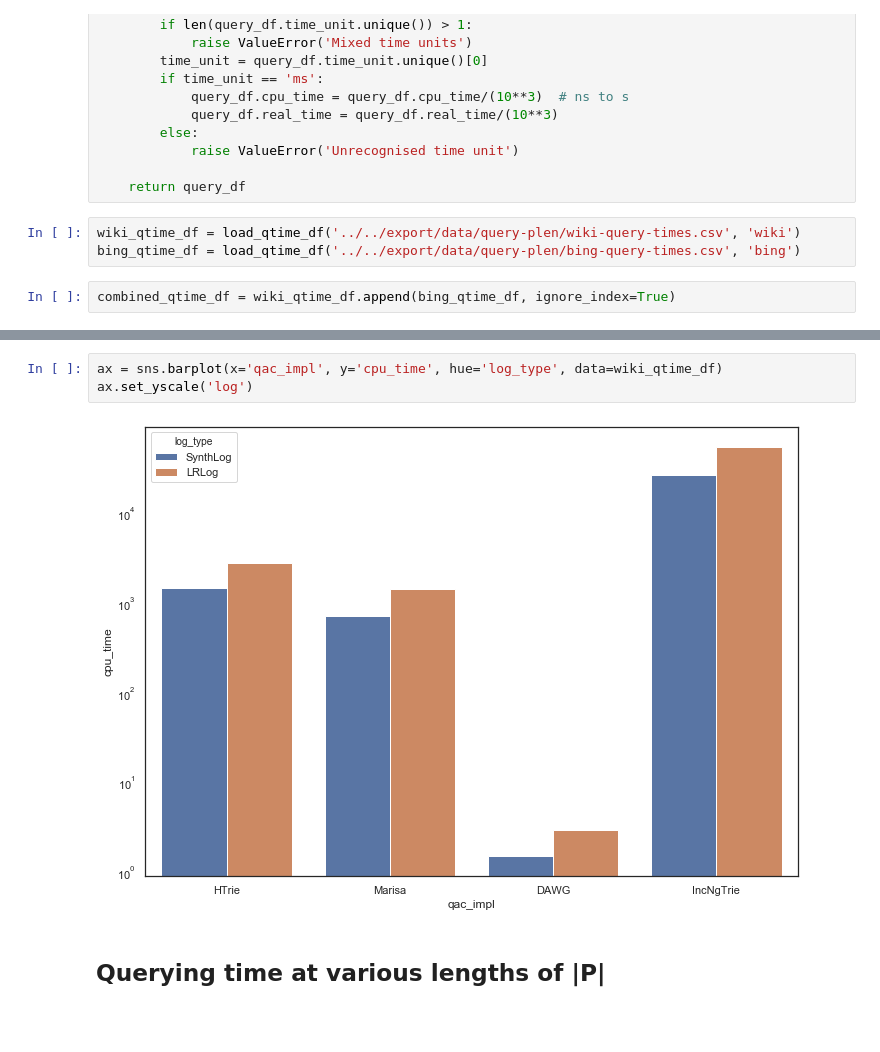
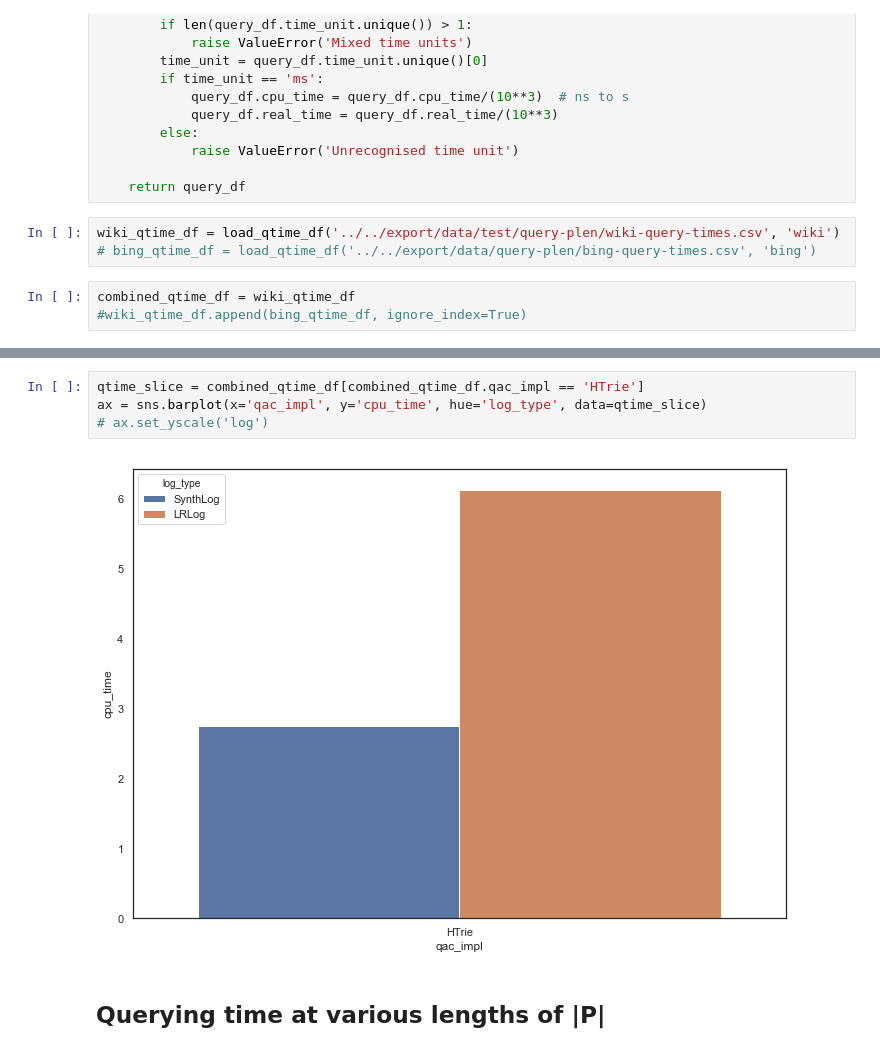
Before and after one commit to unnikrishnanta/qac-eval, a Jupyter notebook: Python/Notebooks/QueryTimes.ipynb, the cells around one changed output, grey strips where cells are left out. Drawn from its saved outputs; the diff is of its cells as text; blank space fills up the shorter version.

Commit message:
Cweb export files

```diff
--- a/Python/Notebooks/QueryTimes.ipynb
+++ b/Python/Notebooks/QueryTimes.ipynb
@@ -248,10 +248,11 @@ def load_qtime_df(filename, collection, convert_units=True):
 
     return query_df
 # %%
-wiki_qtime_df = load_qtime_df('../../export/data/query-plen/wiki-query-times.csv', 'wiki')
-bing_qtime_df = load_qtime_df('../../export/data/query-plen/bing-query-times.csv', 'bing')
+wiki_qtime_df = load_qtime_df('../../export/data/test/query-plen/wiki-query-times.csv', 'wiki')
+# bing_qtime_df = load_qtime_df('../../export/data/query-plen/bing-query-times.csv', 'bing')
 # %%
-combined_qtime_df = wiki_qtime_df.append(bing_qtime_df, ignore_index=True)
+combined_qtime_df = wiki_qtime_df
+#wiki_qtime_df.append(bing_qtime_df, ignore_index=True)
 # %%
 combined_qtime_df
 # %% [output]
@@ -275,8 +264,9 @@ combined_qtime_df
 # %%
-ax = sns.barplot(x='qac_impl', y='cpu_time', hue='log_type', data=wiki_qtime_df)
-ax.set_yscale('log')
+qtime_slice = combined_qtime_df[combined_qtime_df.qac_impl == 'HTrie']
+ax = sns.barplot(x='qac_impl', y='cpu_time', hue='log_type', data=qtime_slice)
+# ax.set_yscale('log')
 # %% [output]
-[figure, old version]
+[figure, new version]
 # %% [markdown]
 ## Querying time at various lengths of |P|
 # %%
```
Also changed, not shown: parts of 9 cells of this notebook, 7 other files.
